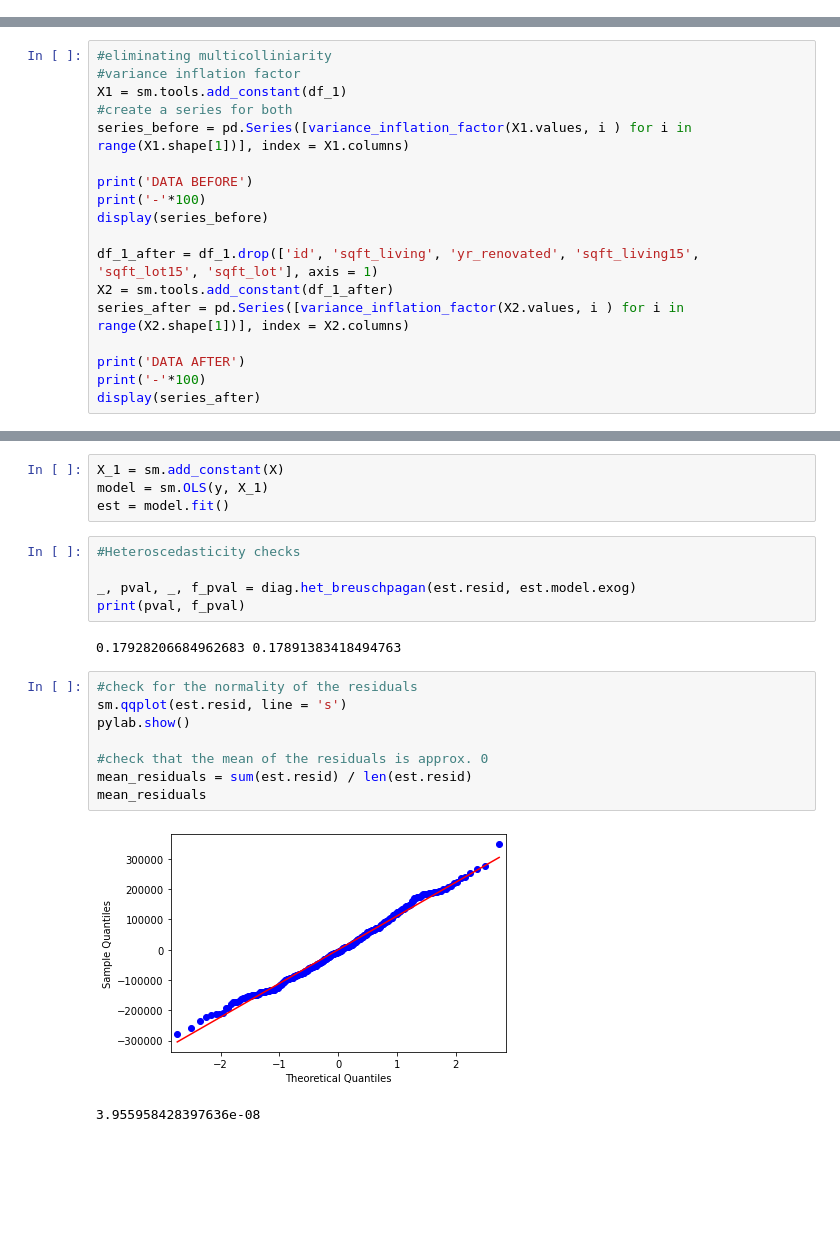
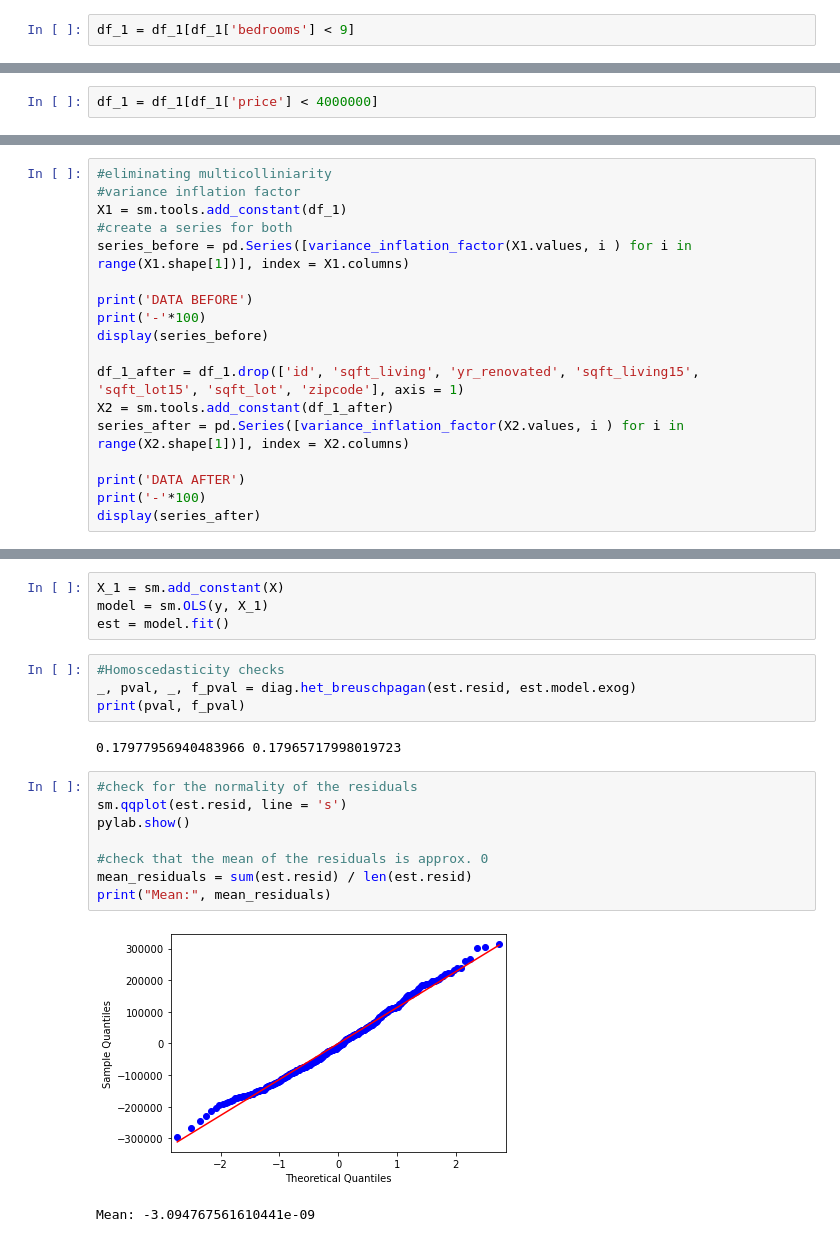
Before and after one commit to ozbunae/Housing_Data, a Jupyter notebook: Renovated.ipynb, the cells around one changed output, grey strips where cells are left out. Saved outputs shown, nothing was run; the diff lists cells and outputs as text; blank space fills up the shorter version.

```diff
--- a/Renovated.ipynb
+++ b/Renovated.ipynb
@@ -238,0 +247,2 @@ df_1.describe()
+# %%
+df_1 = df_1[df_1['bedrooms'] < 9]
@@ -238,0 +279,2 @@ df_1.describe()
+# %%
+df_1 = df_1[df_1['price'] < 4000000]
@@ -275,7 +326,7 @@ print('DATA BEFORE')
 print('-'*100)
 display(series_before)
 
-df_1_after = df_1.drop(['id', 'sqft_living', 'yr_renovated', 'sqft_living15', 'sqft_lot15', 'sqft_lot'], axis = 1)
+df_1_after = df_1.drop(['id', 'sqft_living', 'yr_renovated', 'sqft_living15', 'sqft_lot15', 'sqft_lot', 'zipcode'], axis = 1)
 X2 = sm.tools.add_constant(df_1_after)
 series_after = pd.Series([variance_inflation_factor(X2.values, i ) for i in range(X2.shape[1])], index = X2.columns)
 
@@ -384,23 +451,22 @@ X_1 = sm.add_constant(X)
 model = sm.OLS(y, X_1)
 est = model.fit()
 # %%
-#Heteroscedasticity checks
-
+#Homoscedasticity checks
 _, pval, _, f_pval = diag.het_breuschpagan(est.resid, est.model.exog)
 print(pval, f_pval)
 # %% [output]
-0.17928206684962683 0.17891383418494763
+0.17977956940483966 0.17965717998019723
 # %%
 #check for the normality of the residuals
 sm.qqplot(est.resid, line = 's')
 pylab.show()
 
 #check that the mean of the residuals is approx. 0
 mean_residuals = sum(est.resid) / len(est.resid)
-mean_residuals
+print("Mean:", mean_residuals)
 # %% [output]
-[figure, old version]
+[figure, new version]
-3.955958428397636e-08
+Mean: -3.094767561610441e-09
 # %%
 print(est.summary())
 # %% [output]
```
Also changed, not shown: parts of 56 cells of this notebook.
